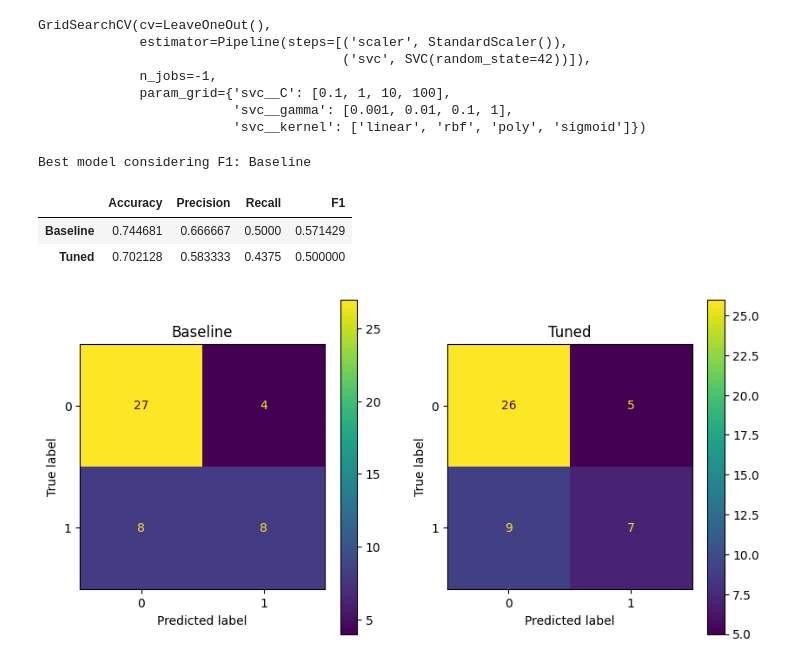
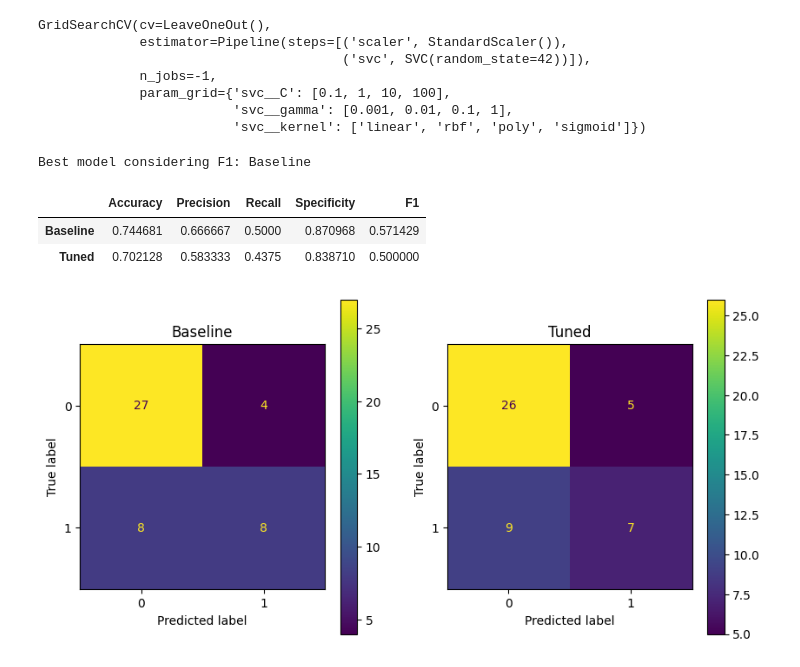
Before and after one commit to FelipePassarela/projeto-covid-longa-leve-grave, a Jupyter notebook: SVM_v2.ipynb, the cells around one changed output. Drawn from its saved outputs; the diff is of its cells as text; code cells hidden in the pictures.

```diff
--- a/SVM_v2.ipynb
+++ b/SVM_v2.ipynb
@@ -138,34 +137,37 @@ def create_df_metrics(baseline, tuned, sort_by='F1'):
 
     metrics = {
         'Accuracy': [accuracy_score(y_test, baseline_y_pred), accuracy_score(y_test, tuned_y_pred)],
         'Precision': [precision_score(y_test, baseline_y_pred), precision_score(y_test, tuned_y_pred)],
         'Recall': [recall_score(y_test, baseline_y_pred), recall_score(y_test, tuned_y_pred)],
+        'Specificity': [recall_score(y_test, baseline_y_pred, pos_label=0), recall_score(y_test, tuned_y_pred, pos_label=0)],
         'F1': [f1_score(y_test, baseline_y_pred), f1_score(y_test, tuned_y_pred)]
     }
 
     df = pd.DataFrame(metrics, index=['Baseline', 'Tuned']).sort_values(by=sort_by, axis=0, ascending=False)
     print(f'Best model considering {sort_by}: {df.index[0]}')
     return df
+
 
 def plot_confusion_matrix(model, subplot_pos, title):
     y_pred = model.predict(X_test)
     cm = confusion_matrix(y_test, y_pred)
 
     ax = plt.subplot(subplot_pos)
     disp = ConfusionMatrixDisplay(confusion_matrix=cm, display_labels=model.classes_)
     disp.plot(ax=ax)
     ax.title.set_text(title)
 
+
 df_metrics = create_df_metrics(base_pipe, grid)
 display(df_metrics)
 
 plt.figure(figsize=(10, 5))
 plot_confusion_matrix(base_pipe, 121, 'Baseline')
 plot_confusion_matrix(grid, 122, 'Tuned')
 plt.show()
 # %% [output]
 Best model considering F1: Baseline
-|  | Accuracy | Precision | Recall | F1 |
-| Baseline | 0.744681 | 0.666667 | 0.5000 | 0.571429 |
-| Tuned | 0.702128 | 0.583333 | 0.4375 | 0.500000 |
+|  | Accuracy | Precision | Recall | Specificity | F1 |
+| Baseline | 0.744681 | 0.666667 | 0.5000 | 0.870968 | 0.571429 |
+| Tuned | 0.702128 | 0.583333 | 0.4375 | 0.838710 | 0.500000 |
 [figure]
```
Also changed, not shown: parts of 2 cells of this notebook, 1 other file.
